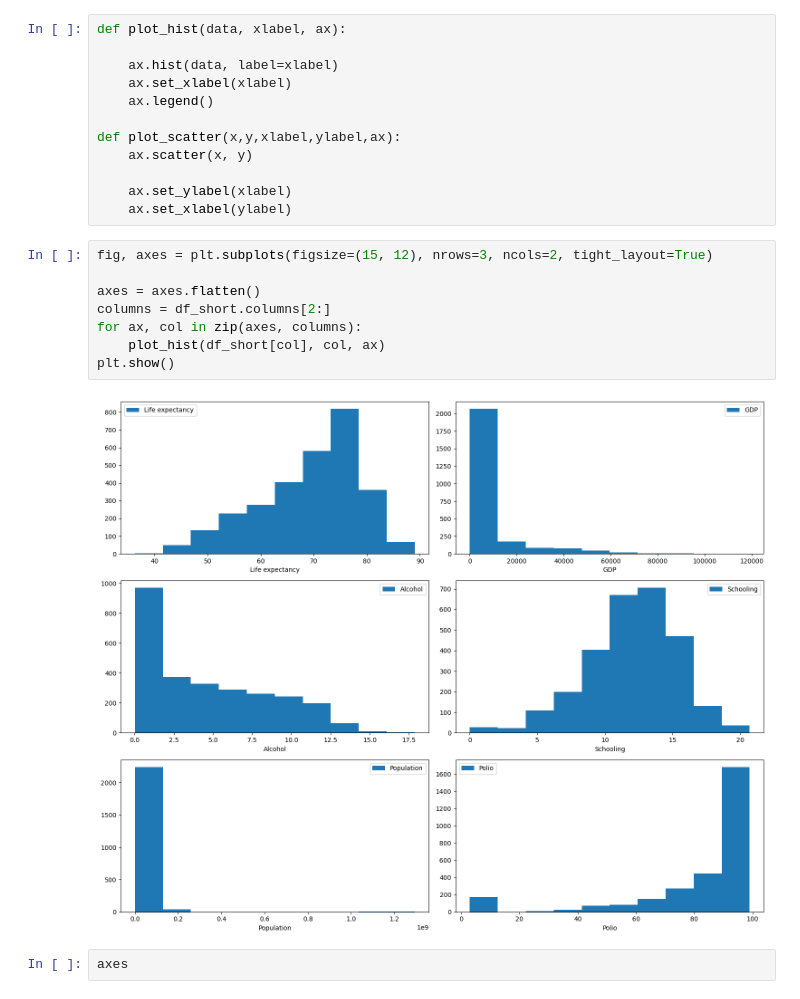
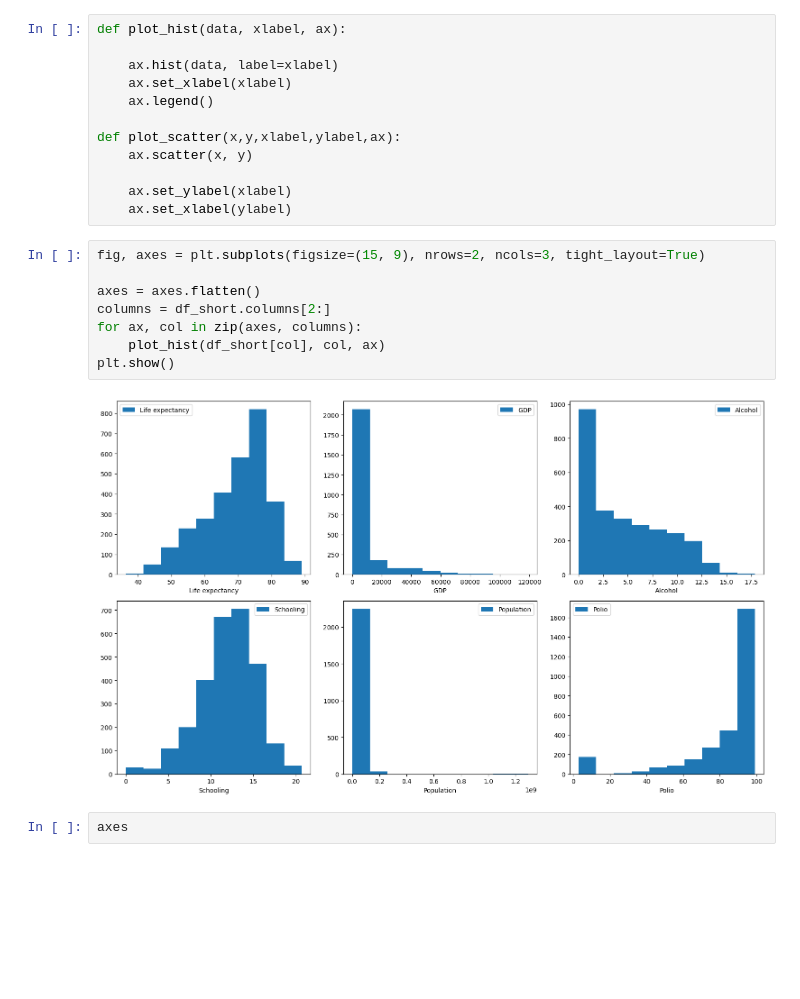
Before and after one commit to Manish-Kumar-9782/Tutorials-, a Jupyter notebook: Python DataScience/Life Expectancy Data Analysis.ipynb, the cells around one changed output. Saved outputs shown, nothing was run; the diff lists cells and outputs as text; blank space fills up the shorter version.

```diff
--- a/Python DataScience/Life Expectancy Data Analysis.ipynb
+++ b/Python DataScience/Life Expectancy Data Analysis.ipynb
@@ -92,15 +146,15 @@ def plot_scatter(x,y,xlabel,ylabel,ax):
     ax.set_ylabel(xlabel)
     ax.set_xlabel(ylabel)
 # %%
-fig, axes = plt.subplots(figsize=(15, 12), nrows=3, ncols=2, tight_layout=True)
+fig, axes = plt.subplots(figsize=(15, 9), nrows=2, ncols=3, tight_layout=True)
 
 axes = axes.flatten()
 columns = df_short.columns[2:]
 for ax, col in zip(axes, columns):
     plot_hist(df_short[col], col, ax)
 plt.show()
 # %% [output]
-[figure, old version]
+[figure, new version]
 # %%
 axes
 # %% [output]
```
Also changed, not shown: parts of 7 cells of this notebook, 6 other files.
